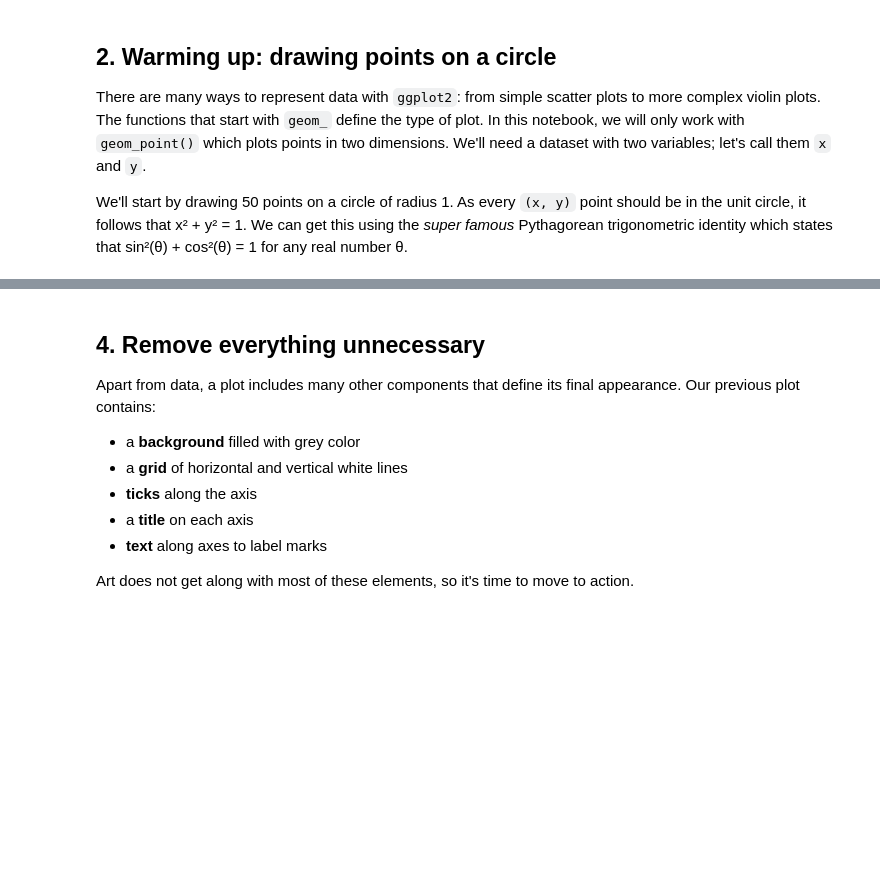
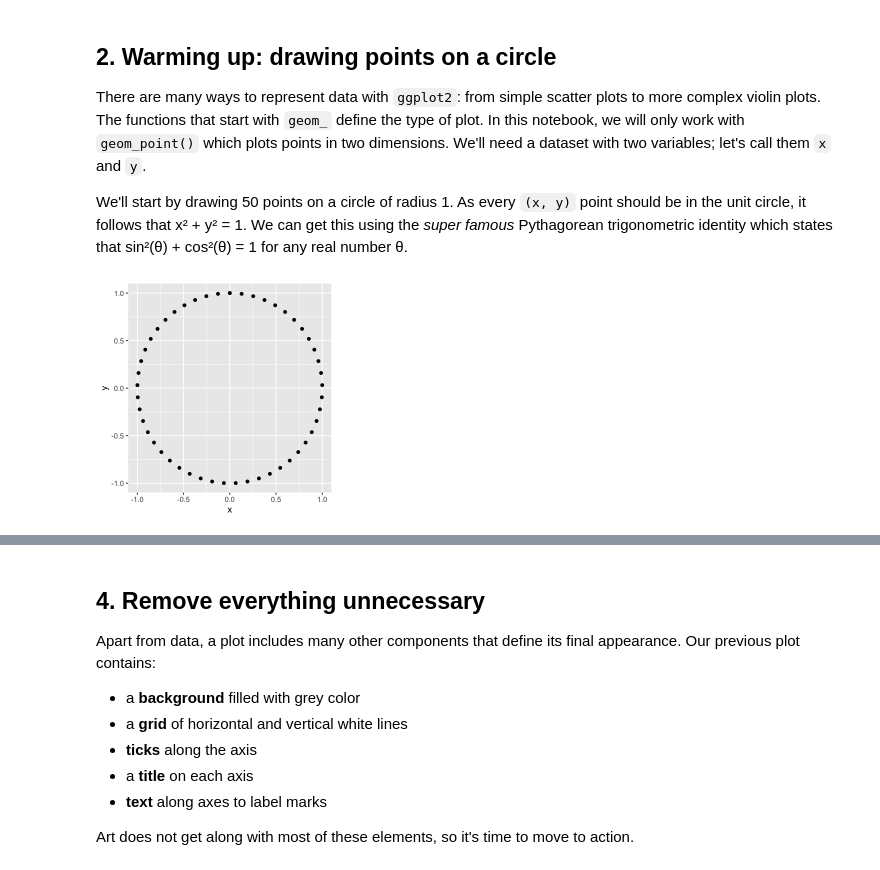
Before and after one commit to JeremyTallant/drawing_flowers_using_mathematics, a Jupyter notebook: phyllotaxis.ipynb, the cells around one changed output, grey strips where cells are left out. Drawn from its saved outputs; the diff is of its cells as text; code cells hidden in the pictures; blank space fills up the shorter version.

```diff
--- a/phyllotaxis.ipynb
+++ b/phyllotaxis.ipynb
@@ -18,13 +18,15 @@ library(ggplot2)
 # %%
 # Create circle data to plot
 t <- seq(0, 2*pi, length.out = 50)
 x <- sin(t)
 y <- cos(t)
 df <- data.frame(t, x, y)
 
 # Make a scatter plot of points in a circle
 p <- ggplot(df, aes(x, y))
-p + ....
+p + geom_point()
+# %% [output]
+[figure, added]
 # %% [markdown]
 ## 3. Make it harmonious with the Golden Angle
 <p>Plants arrange their leaves in spirals. A spiral is a curve which starts from the origin and <em>moves away</em> from the origin as it revolves around it. In the plot above all our points are the same distance from the origin. A simple way to arrange them in a spiral is to multiply <code>x</code> and <code>y</code> by a factor which increases for each point. We <em>could</em> use <code>t</code> as that factor, as it meets these conditions, but we will do something more <em>harmonious</em>. We will use the <a href="https://en.wikipedia.org/wiki/Golden_angle">Golden Angle</a>:</p>
```
